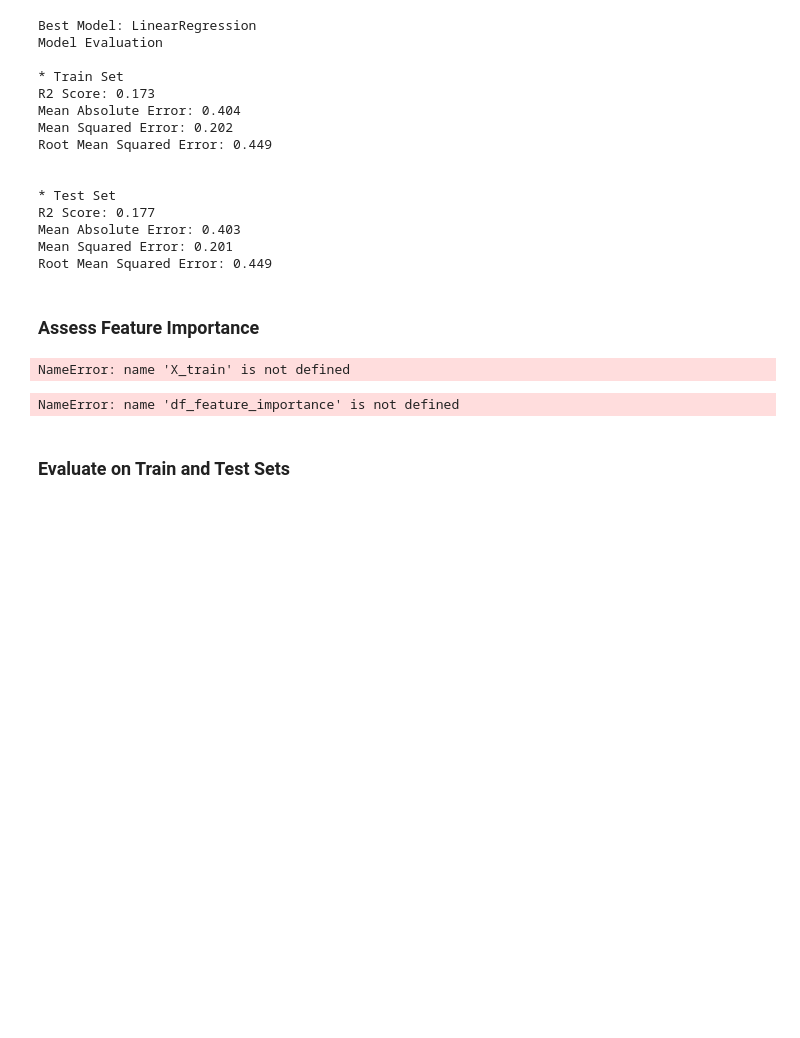
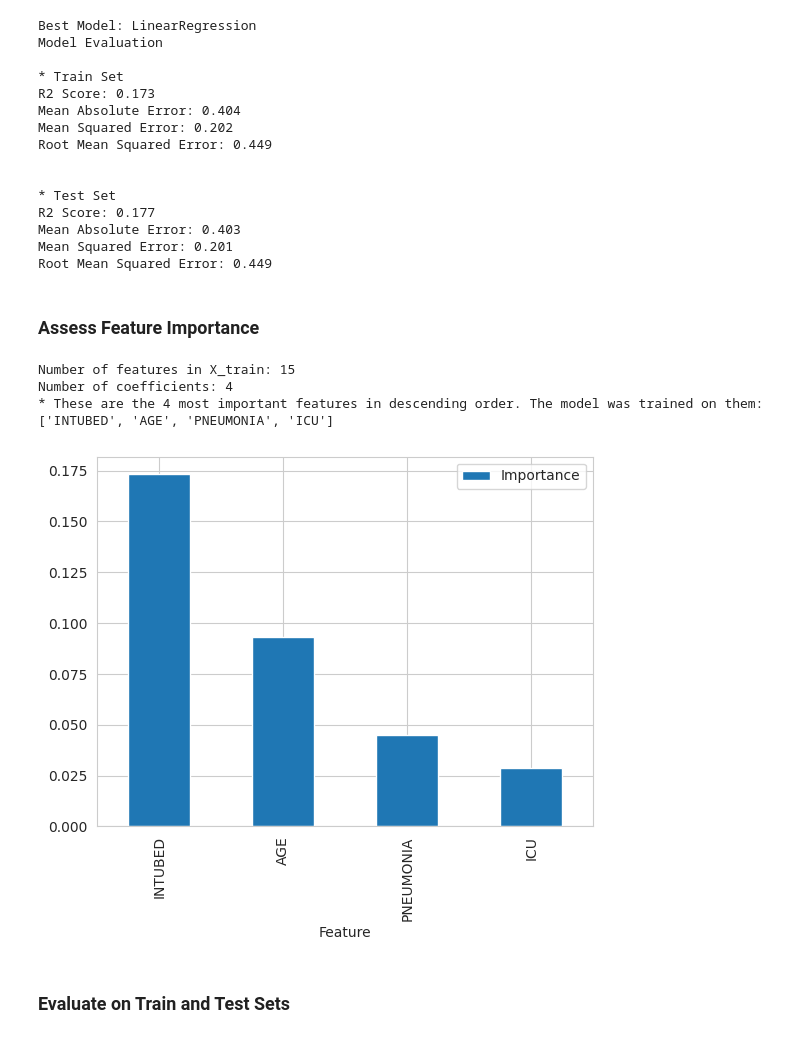
Before and after one commit to cniblock/milestone-covid-19-study, a Jupyter notebook: jupyter_notebooks/04.5 - Modeling and Evaluation - Regression.ipynb, the cells around one changed output. Saved outputs shown, nothing was run; the diff lists cells and outputs as text; code cells hidden in the pictures; blank space fills up the shorter version.

```diff
--- a/jupyter_notebooks/04.5 - Modeling and Evaluation - Regression.ipynb
+++ b/jupyter_notebooks/04.5 - Modeling and Evaluation - Regression.ipynb
@@ -344,35 +344,40 @@ Root Mean Squared Error: 0.449
 # %%
 import numpy as np
 import pandas as pd
 import matplotlib.pyplot as plt
 import seaborn as sns
 
 sns.set_style('whitegrid')
+
+version = 'v1'
+file_path = f'outputs/ml_pipeline/predict_severity/{version}'
 
 columns_after_data_cleaning_feat_eng = X_train.columns
 
 print(f"Number of features in X_train: {len(columns_after_data_cleaning_feat_eng)}")
 print(f"Number of coefficients: {len(best_regressor_pipeline['model'].coef_)}")
 
 selected_features = columns_after_data_cleaning_feat_eng[best_regressor_pipeline['feat_selection'].get_support()]
 
 df_feature_importance = pd.DataFrame({
     'Feature': selected_features,
     'Importance': np.abs(best_regressor_pipeline['model'].coef_)
 }).sort_values(by='Importance', ascending=False)
 
 print(f"* These are the {len(df_feature_importance)} most important features in descending order. "
       f"The model was trained on them: \n{df_feature_importance['Feature'].to_list()}")
 
 df_feature_importance.plot(kind='bar', x='Feature', y='Importance')
+
+plt.savefig(f'{file_path}/features_importance_1.png', bbox_inches='tight')
+
 plt.show()
 # %% [output]
-NameError: name 'X_train' is not defined
+Number of features in X_train: 15
+Number of coefficients: 4
+* These are the 4 most important features in descending order. The model was trained on them:
+['INTUBED', 'AGE', 'PNEUMONIA', 'ICU']
+[figure, added]
-# %%
-df_feature_importance.plot(kind='bar',x='Feature',y='Importance')
-plt.savefig(f'{file_path}/features_importance_1.png', bbox_inches='tight')
-# %% [output]
-NameError: name 'df_feature_importance' is not defined
 # %% [markdown]
 ### Evaluate on Train and Test Sets
 # %%
```
Also changed, not shown: parts of 25 cells of this notebook, 10 other files.
